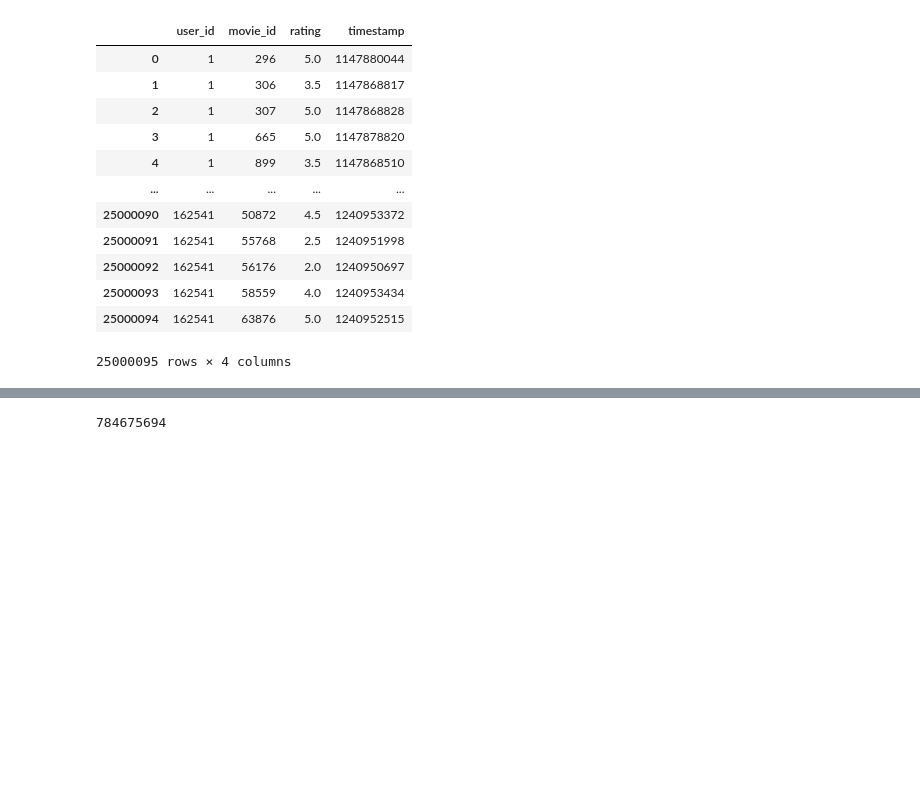
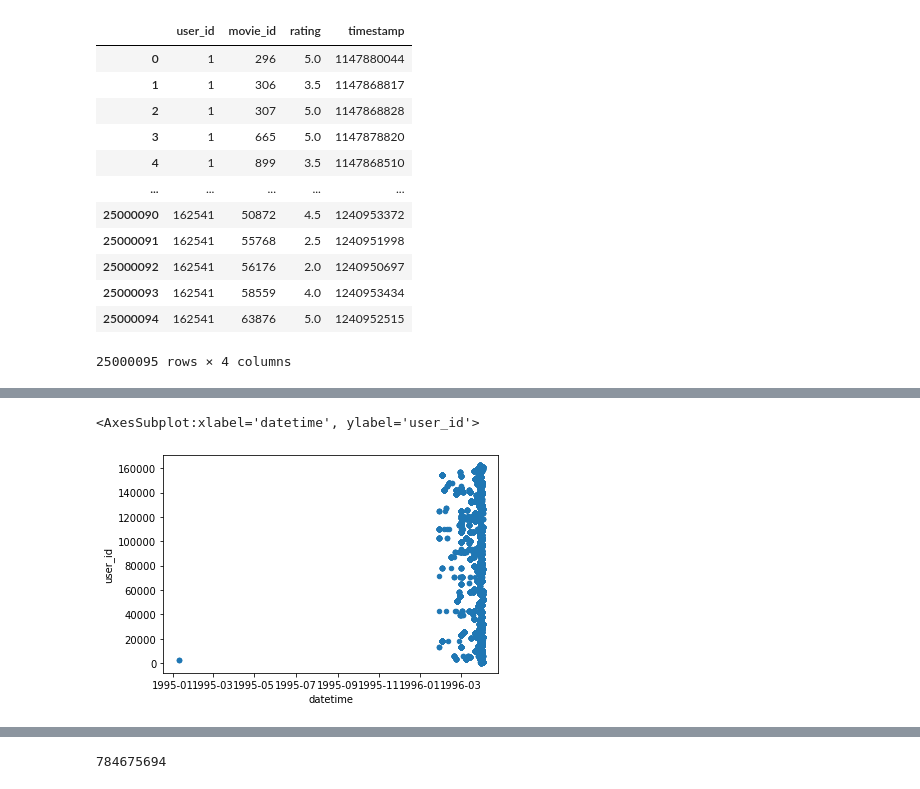
Before and after one commit to feature-store/experiments, a Jupyter notebook: nb/02-22-22 ALS Data Generation.ipynb, the cells around one changed output, grey strips where cells are left out. Cells and saved outputs as stored; diff of their text form; code cells hidden in the pictures; blank space fills up the shorter version.

```diff
--- a/nb/02-22-22 ALS Data Generation.ipynb
+++ b/nb/02-22-22 ALS Data Generation.ipynb
@@ -45,3 +53,5 @@ df
 | 25000093 | 162541 | 58559 | 4.0 | 1240953434 |
 | 25000094 | 162541 | 63876 | 5.0 | 1240952515 |
 25000095 rows × 4 columns
+# %%
+df['datetime'] = pd.to_datetime(df['timestamp'], unit='s')
@@ -47,0 +140,2 @@ df
+# %%
+df_time_sorted = df.sort_values(by="datetime")
@@ -47,0 +158,5 @@ df
+# %%
+df_time_sorted.head(10000).plot.scatter(x="datetime", y="user_id")
+# %% [output]
+<AxesSubplot:xlabel='datetime', ylabel='user_id'>
+[figure, added]
```
Also changed, not shown: parts of 16 cells of this notebook, 9 other files.
